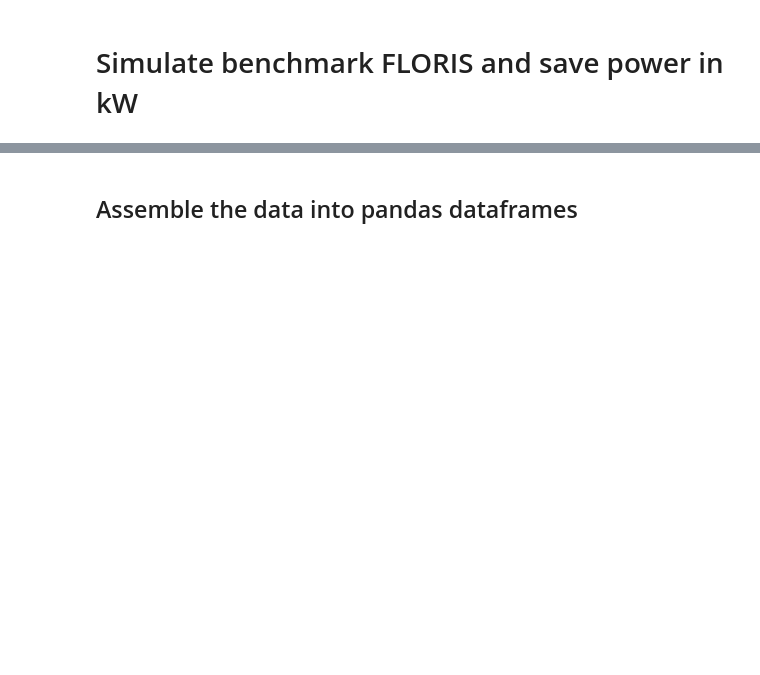
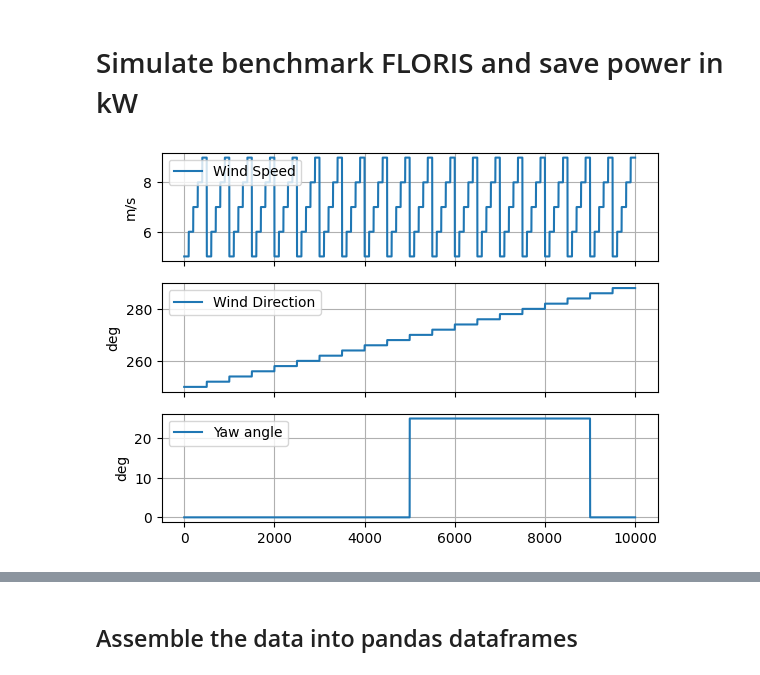
Before and after one commit to NREL/flasc, a Jupyter notebook: examples_artificial_data/04_floris_tuning/00_tune_emg_to_gch.ipynb, the cells around one changed output, grey strips where cells are left out. Drawn from its saved outputs; the diff is of its cells as text; code cells hidden in the pictures; blank space fills up the shorter version.

```diff
--- a/examples_artificial_data/04_floris_tuning/00_tune_emg_to_gch.ipynb
+++ b/examples_artificial_data/04_floris_tuning/00_tune_emg_to_gch.ipynb
@@ -142,7 +142,23 @@ power_baseline = fi_benchmark.get_turbine_powers().squeeze() / 1000.
 # %%
 # Set up yaw angles to be positive for winds over 250
 yaw_angles = np.zeros([len(ws_array),1,num_turbines])
-yaw_angles[np.array(wd_array)>=25,:,control_idx] = 25 # Set control turbine yaw angles to 25 deg
+yaw_angles[((np.array(wd_array)>=270) & (np.array(wd_array) <= 285)),:,control_idx] = 25 # Set control turbine yaw angles to 25 deg
+
+fig, axarr = plt.subplots(3,1,sharex=True)
+axarr[0].plot(t, ws_array,label='Wind Speed')
+axarr[0].set_ylabel('m/s')
+axarr[0].legend()
+axarr[0].grid(True)
+axarr[1].plot(t, wd_array,label='Wind Direction')
+axarr[1].set_ylabel('deg')
+axarr[1].legend()
+axarr[1].grid(True)
+axarr[2].plot(t, yaw_angles[:,:,control_idx],label='Yaw angle')
+axarr[2].set_ylabel('deg')
+axarr[2].legend()
+axarr[2].grid(True)
+# %% [output]
+[figure, added]
 # %%
 fi_benchmark.calculate_wake(yaw_angles=yaw_angles)
 power_wakesteering = fi_benchmark.get_turbine_powers().squeeze() / 1000.
```
Also changed, not shown: parts of 13 cells of this notebook.
